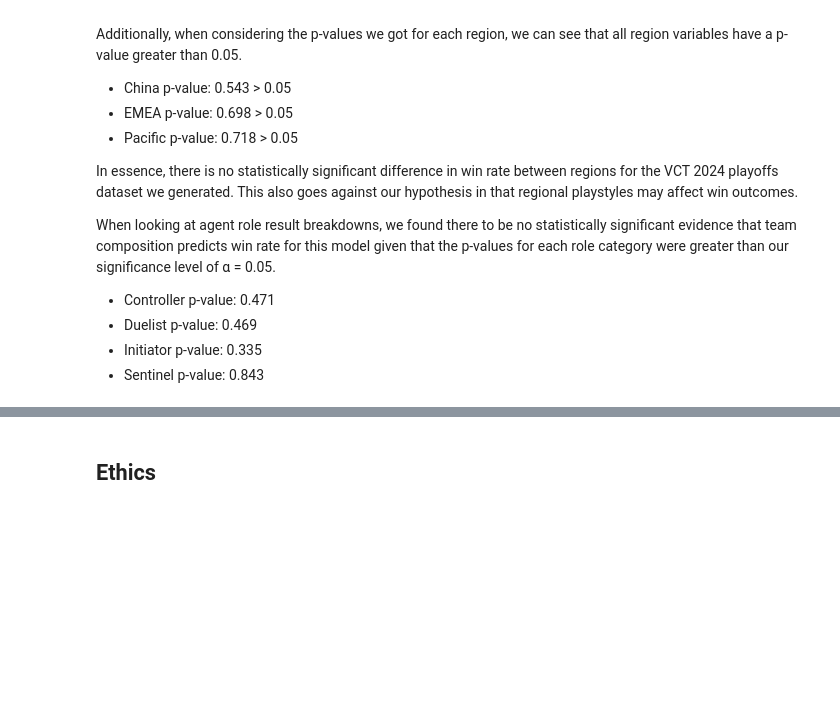
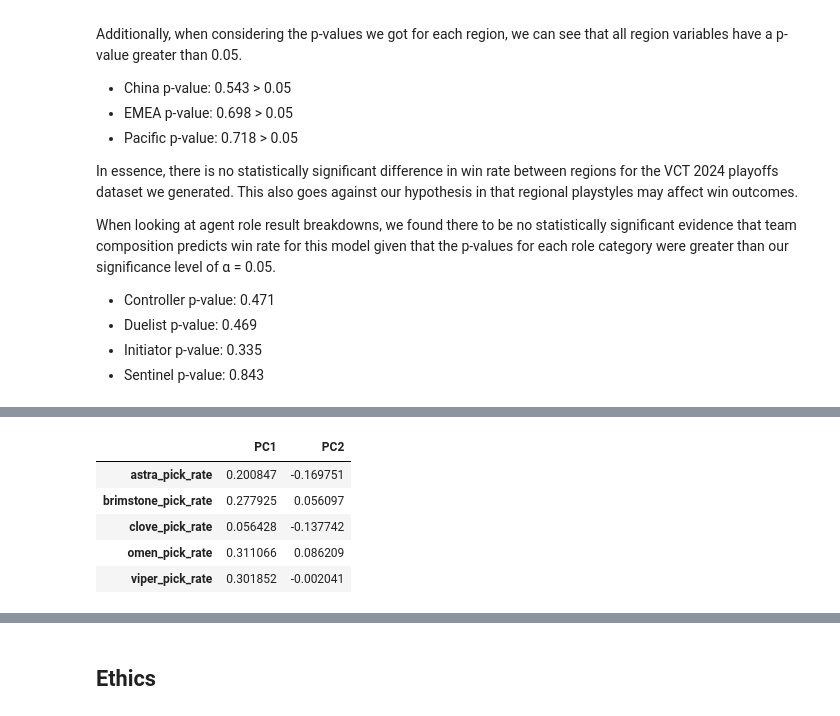
Before and after one commit to keil4ni/vct-2024-analysis, a Jupyter notebook: 03-FinalProject.ipynb, the cells around one changed output, grey strips where cells are left out. Saved outputs shown, nothing was run; the diff lists cells and outputs as text; code cells hidden in the pictures; blank space fills up the shorter version.

```diff
--- a/03-FinalProject.ipynb
+++ b/03-FinalProject.ipynb
@@ -892,0 +950,18 @@ When looking at agent role result breakdowns, we found there to be no statistica
+# %%
+# get PCA loadings
+loadings = pca.components_.T
+
+loading_df = pd.DataFrame(
+    loadings,
+    index=pick_cols,
+    columns=['PC1', 'PC2']
+)
+
+loading_df.head()
+# %% [output]
+|  | PC1 | PC2 |
+| astra_pick_rate | 0.200847 | -0.169751 |
+| brimstone_pick_rate | 0.277925 | 0.056097 |
+| clove_pick_rate | 0.056428 | -0.137742 |
+| omen_pick_rate | 0.311066 | 0.086209 |
+| viper_pick_rate | 0.301852 | -0.002041 |
```
Also changed, not shown: parts of 16 cells of this notebook.
